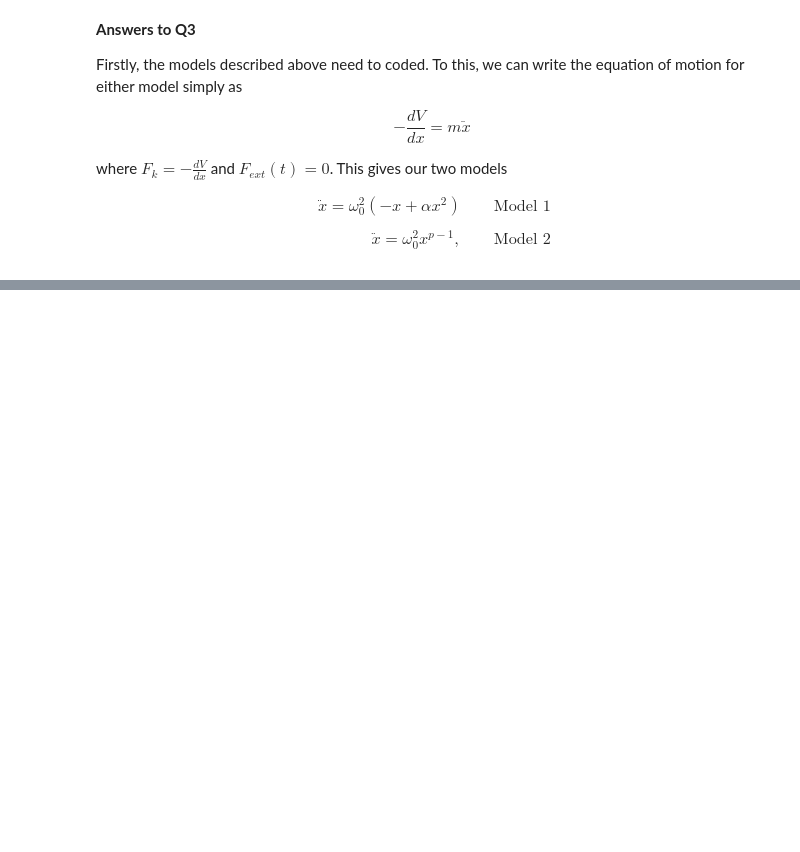
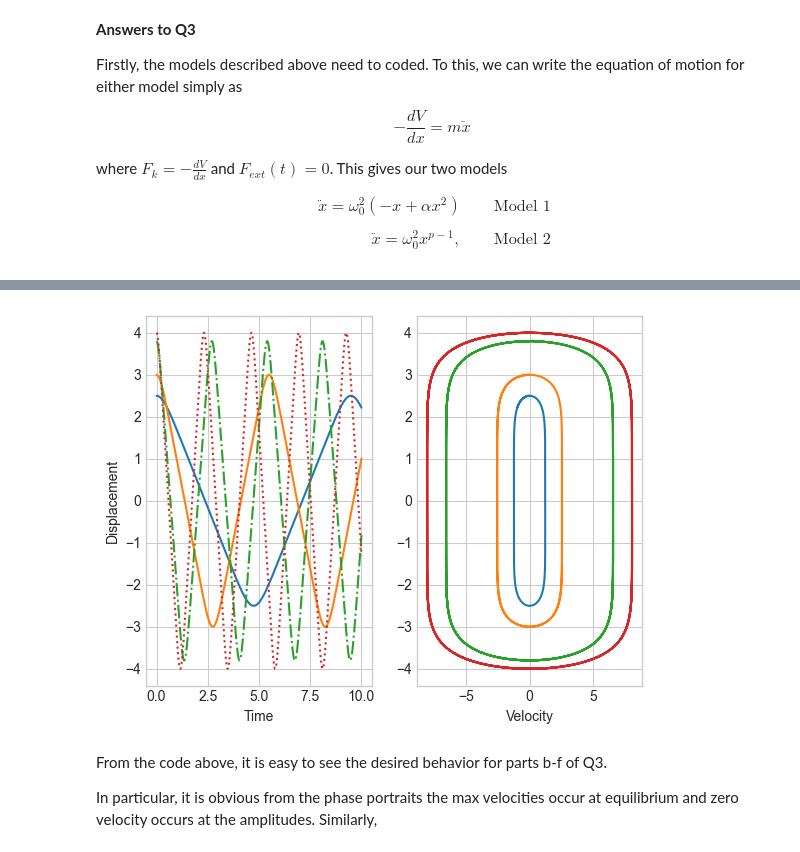
Before and after one commit to dylanbloodworth/LearningNumericalMethods, a Jupyter notebook: Classical_and_Nonlinear_Dynamics.ipynb, the cells around one changed output, grey strips where cells are left out. Saved outputs shown, nothing was run; the diff lists cells and outputs as text; code cells hidden in the pictures; blank space fills up the shorter version.

```diff
--- a/Classical_and_Nonlinear_Dynamics.ipynb
+++ b/Classical_and_Nonlinear_Dynamics.ipynb
@@ -244,0 +250,31 @@ plt.show
+# %%
+w0 = (2*np.pi)/100
+
+#Finding the space time array using the first model of the nonlinear harmonics oscillator. The amplitude is defined by the inital conditions of the differential equation
+s2_A1 = dsbRK4([2.5, 0], model2, 2, 10000, 1/1000)
+s2_A2 = dsbRK4([3, 0], model2, 2, 10000, 1/1000)
+s2_A3 = dsbRK4([3.8, 0], model2, 2, 10000, 1/1000)
+s2_A4 = dsbRK4([4, 0], model2, 2, 10000, 1/1000)
+
+fig, ax = plt.subplots(1, 2)
+
+ax[0].plot(s2_A1[1], s2_A1[0][0])
+ax[0].plot(s2_A2[1], s2_A2[0][0])
+ax[0].plot(s2_A3[1], s2_A3[0][0], '-.')
+ax[0].plot(s2_A4[1], s2_A4[0][0], ':')
+ax[0].set_ylabel("Displacement")
+ax[0].set_xlabel('Time')
+
+ax[1].plot(s2_A1[0][1], s2_A1[0][0])
+ax[1].plot(s2_A2[0][1], s2_A2[0][0])
+ax[1].plot(s2_A3[0][1], s2_A3[0][0])
+ax[1].plot(s2_A4[0][1], s2_A4[0][0])
+ax[1].set_xlabel('Velocity' )
+
+plt.show()
+# %% [output]
+[figure, added]
+# %% [markdown]
+From the code above, it is easy to see the desired behavior for parts b-f of Q3.
+
+In particular, it is obvious from the phase portraits the max velocities occur at equilibrium and zero velocity occurs at the amplitudes. Similarly,
```
Also changed, not shown: parts of 6 cells of this notebook, 12 other files.
